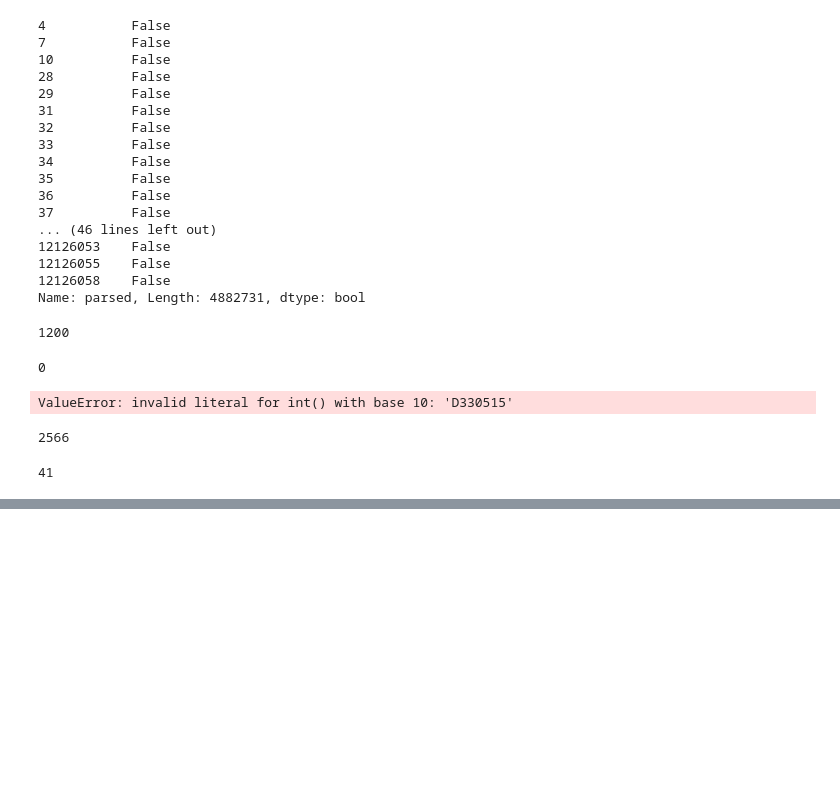
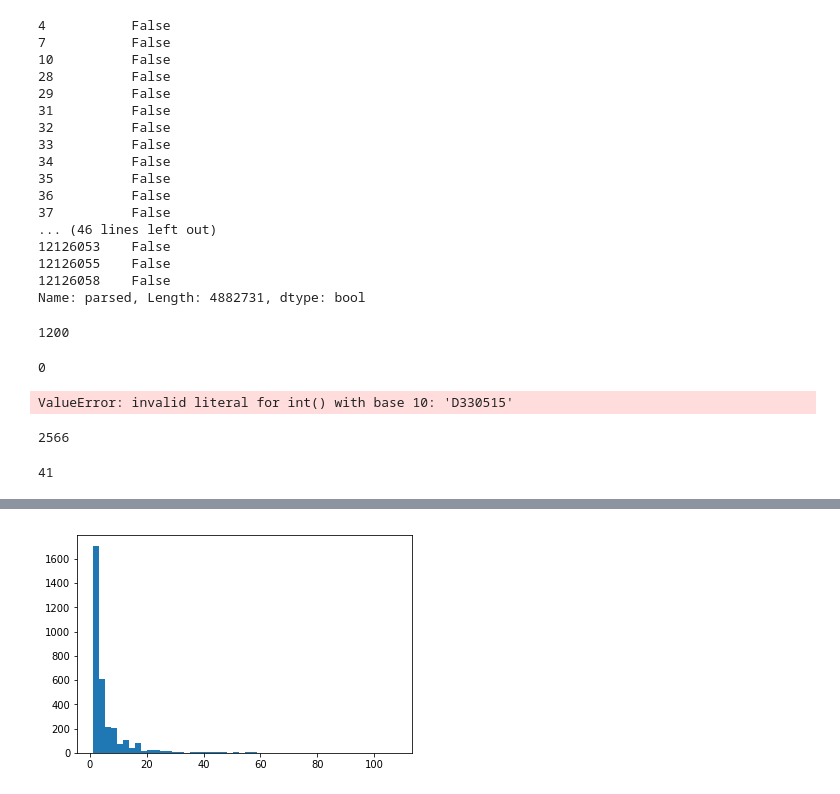
Before and after one commit to susumu2357/US-patent-analysis, a Jupyter notebook: notebook/180901_test2.ipynb, the cells around one changed output, grey strips where cells are left out. Cells and saved outputs as stored; diff of their text form; code cells hidden in the pictures; blank space fills up the shorter version.

```diff
--- a/notebook/180901_test2.ipynb
+++ b/notebook/180901_test2.ipynb
@@ -160,4 +160,4 @@ merge_cite_oa_grant = merge_cite_oa_grant[~merge_cite_oa_grant['parsed'].str.sta
 # %%
 merge_cite_oa_grant = merge_cite_oa_grant[~merge_cite_oa_grant['parsed'].str.startswith('P')]
 # %%
-merge_cite_oa_grant_2012 = merge_cite_oa_grant[(merge_cite_oa_grant['parsed'].astype(int) >= 8090000) & (merge_cite_oa_grant['parsed'].astype(int) <= 8340000)]
+merge_cite_oa_grant2012 = merge_cite_oa_grant[(merge_cite_oa_grant['parsed'].astype(int) >= 8090000) & (merge_cite_oa_grant['parsed'].astype(int) <= 8340000)]
@@ -163,0 +168,2 @@ merge_cite_oa_grant_2012 = merge_cite_oa_grant[(merge_cite_oa_grant['parsed'].as
+# %%
+merge_cite_oa_grant_app2017 = merge_cite_oa_grant[(merge_cite_oa_grant['app_id_x'].astype(int) >= 14750000) & (merge_cite_oa_grant['app_id_x'].astype(int) <= 15170000)]
@@ -163,0 +174,2 @@ merge_cite_oa_grant_2012 = merge_cite_oa_grant[(merge_cite_oa_grant['parsed'].as
+# %%
+merge_cite_oa_grant2012_app2017 = pd.merge(merge_cite_oa_grant2012, merge_cite_oa_grant_app2017, on = 'app_id_x')
@@ -163,0 +241,6 @@ merge_cite_oa_grant_2012 = merge_cite_oa_grant[(merge_cite_oa_grant['parsed'].as
+# %%
+import matplotlib.pyplot as plt
+plt.hist(merge_cite_oa_grant2012_app2017['parsed_x'].value_counts(), bins = 50)
+plt.show()
+# %% [output]
+[figure, added]
```
Also changed, not shown: parts of 7 cells of this notebook, 1 other file.
